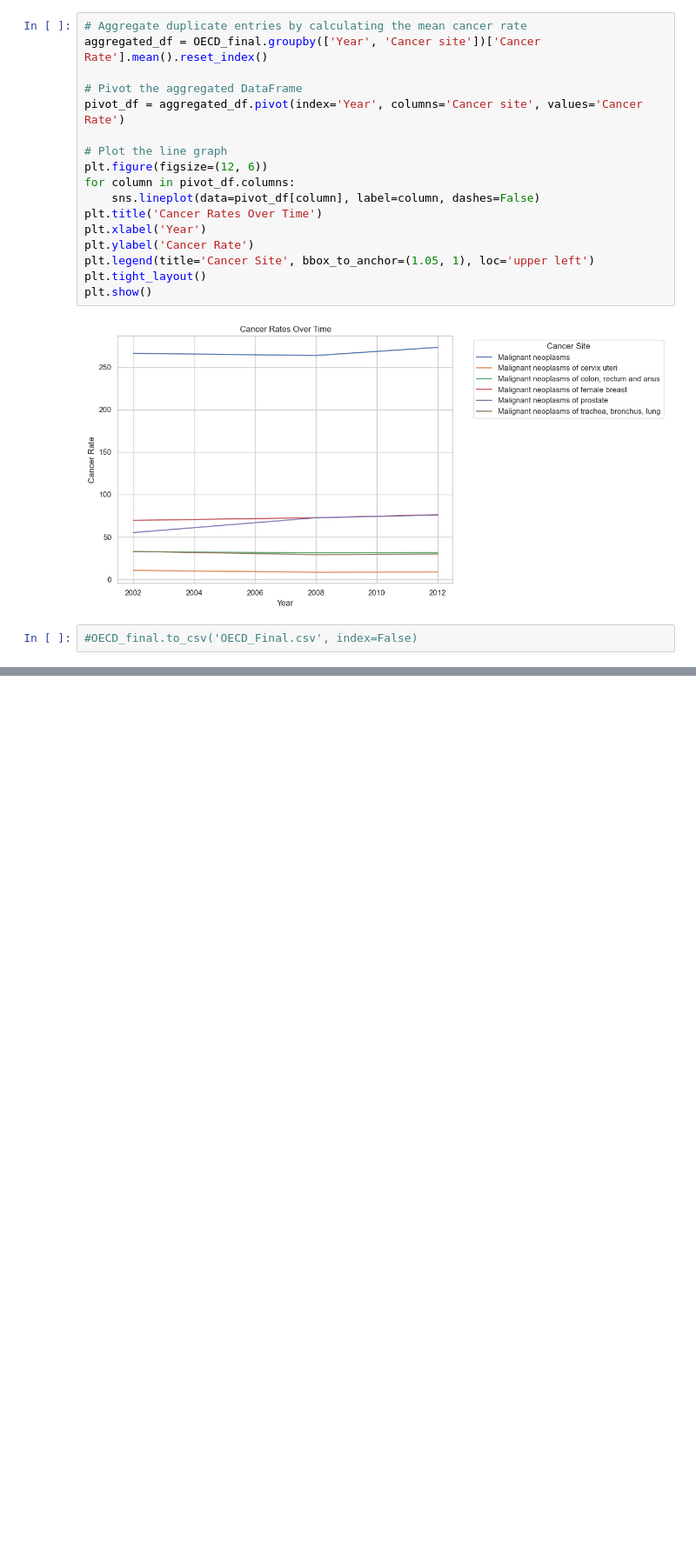
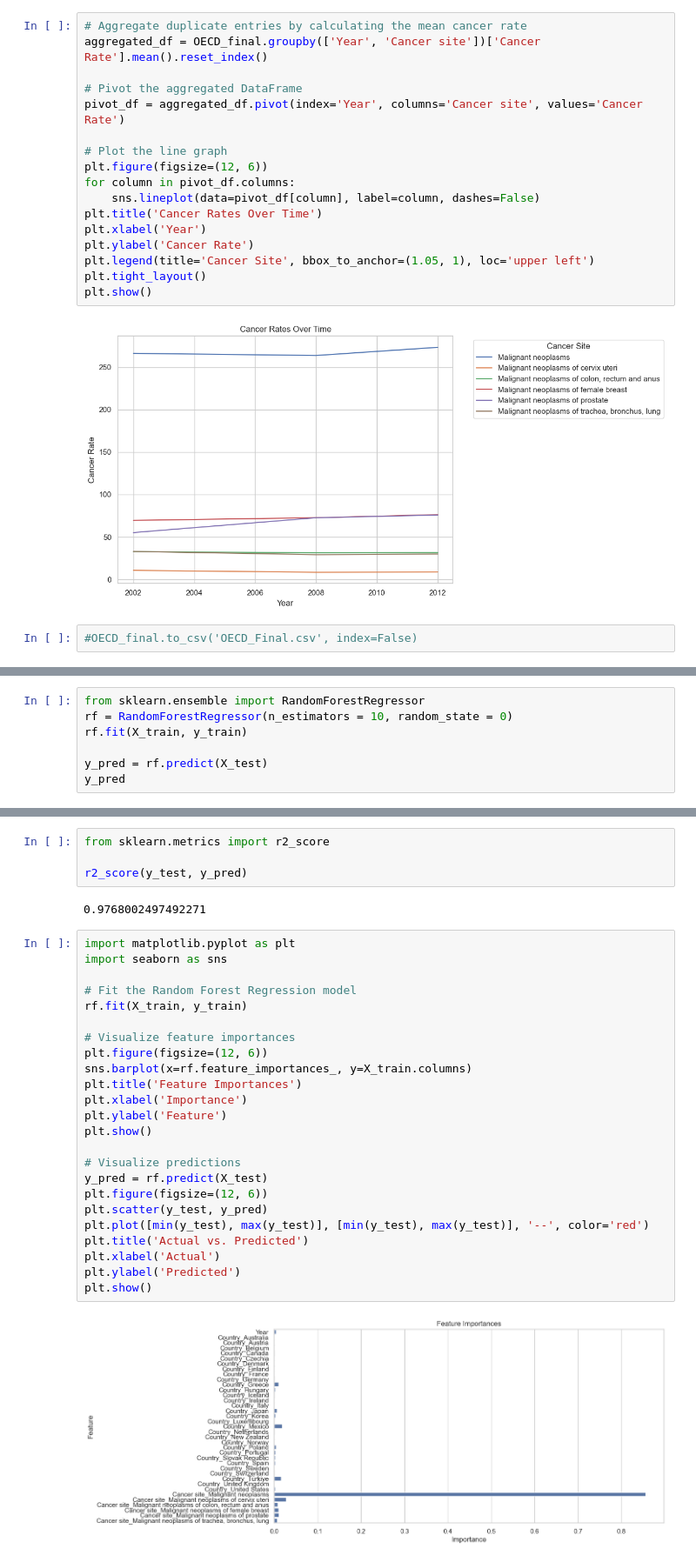
Before and after one commit to LevLow/CapstoneProject, a Jupyter notebook: capstone.ipynb, the cells around one changed output, grey strips where cells are left out. Shown at 87% size. Drawn from its saved outputs; the diff is of its cells as text; blank space fills up the shorter version.

Commit message:
Model buidling

```diff
--- a/capstone.ipynb
+++ b/capstone.ipynb
@@ -373,0 +391,7 @@ plt.show()
+# %%
+from sklearn.ensemble import RandomForestRegressor
+rf = RandomForestRegressor(n_estimators = 10, random_state = 0)
+rf.fit(X_train, y_train)
+
+y_pred = rf.predict(X_test)
+y_pred
@@ -373,0 +413,32 @@ plt.show()
+# %%
+from sklearn.metrics import r2_score
+
+r2_score(y_test, y_pred)
+# %% [output]
+0.9768002497492271
+# %%
+import matplotlib.pyplot as plt
+import seaborn as sns
+
+# Fit the Random Forest Regression model
+rf.fit(X_train, y_train)
+
+# Visualize feature importances
+plt.figure(figsize=(12, 6))
+sns.barplot(x=rf.feature_importances_, y=X_train.columns)
+plt.title('Feature Importances')
+plt.xlabel('Importance')
+plt.ylabel('Feature')
+plt.show()
+
+# Visualize predictions
+y_pred = rf.predict(X_test)
+plt.figure(figsize=(12, 6))
+plt.scatter(y_test, y_pred)
+plt.plot([min(y_test), max(y_test)], [min(y_test), max(y_test)], '--', color='red')
+plt.title('Actual vs. Predicted')
+plt.xlabel('Actual')
+plt.ylabel('Predicted')
+plt.show()
+# %% [output]
+[figure, added]
```
Also changed, not shown: parts of 8 cells of this notebook.
